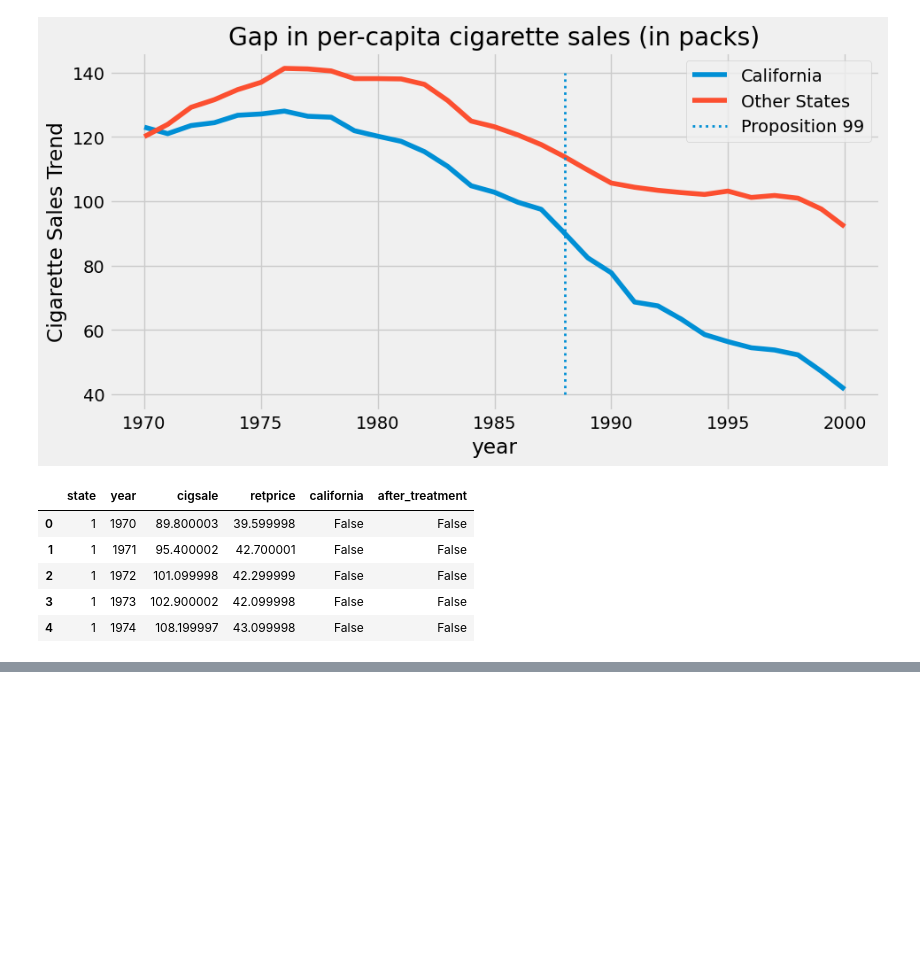
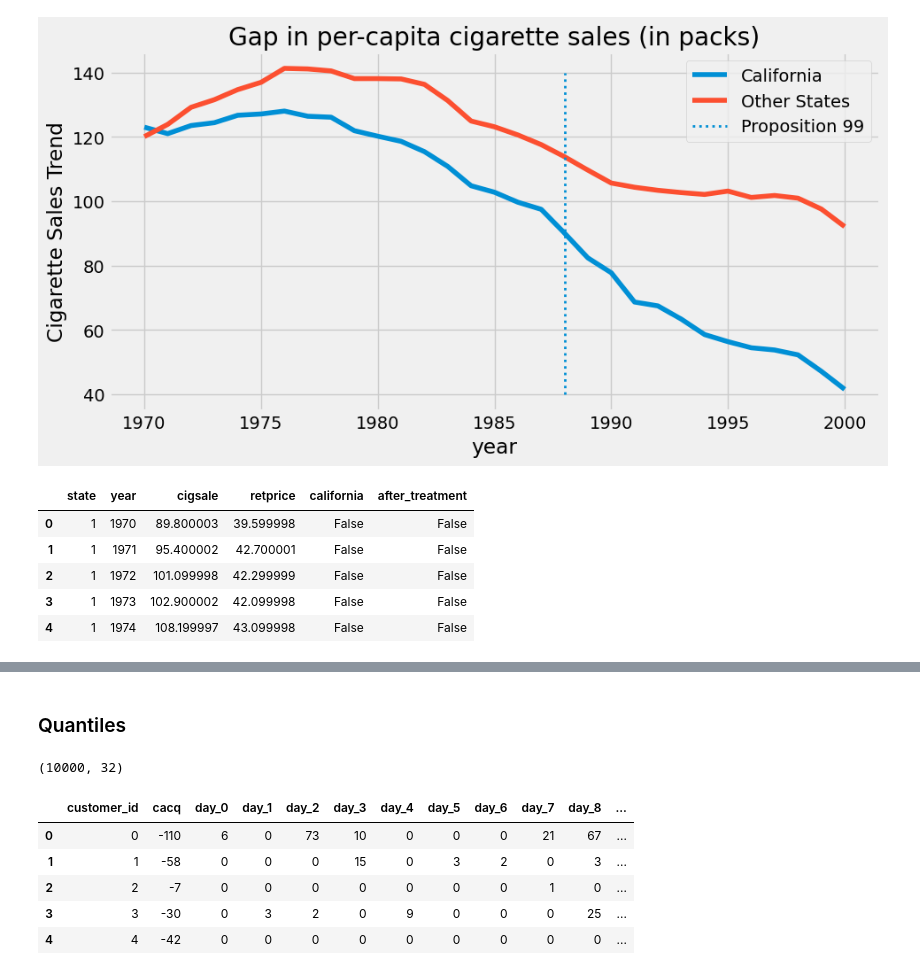
Before and after one commit to orionstar1987/python-causality-handbook, a Jupyter notebook: causal-inference-for-the-brave-and-true/00.Useful-Scripts.ipynb, the cells around one changed output, grey strips where cells are left out. Cells and saved outputs as stored; diff of their text form; code cells hidden in the pictures; blank space fills up the shorter version.

```diff
--- a/causal-inference-for-the-brave-and-true/00.Useful-Scripts.ipynb
+++ b/causal-inference-for-the-brave-and-true/00.Useful-Scripts.ipynb
@@ -495,3 +495,17 @@ inverted
 |  | 1986 | 103.000000 | 103.599998 | 104.400002 | 95.099998 | 118.500000 | 105.199997 | 100.099998 | 99.900002 | 108.400002 | 93.599998 | ... |
 |  | 1987 | 110.000000 | 113.000000 | 103.900002 | 108.599998 | 122.699997 | 111.400002 | 103.900002 | 107.099998 | 116.199997 | 100.099998 | ... |
 |  | 1988 | 114.400002 | 119.900002 | 117.400002 | 116.000000 | 129.699997 | 119.300003 | 109.199997 | 121.900002 | 124.099998 | 109.300003 | ... |
+# %% [markdown]
+### Quantiles
+# %%
+transactions = pd.read_csv("data/customer_transactions.csv")
+print(transactions.shape)
+transactions.head()
+# %% [output]
+(10000, 32)
+|  | customer_id | cacq | day_0 | day_1 | day_2 | day_3 | day_4 | day_5 | day_6 | day_7 | day_8 | ... |
+| 0 | 0 | -110 | 6 | 0 | 73 | 10 | 0 | 0 | 0 | 21 | 67 | ... |
+| 1 | 1 | -58 | 0 | 0 | 0 | 15 | 0 | 3 | 2 | 0 | 3 | ... |
+| 2 | 2 | -7 | 0 | 0 | 0 | 0 | 0 | 0 | 0 | 1 | 0 | ... |
+| 3 | 3 | -30 | 0 | 3 | 2 | 0 | 9 | 0 | 0 | 0 | 25 | ... |
+| 4 | 4 | -42 | 0 | 0 | 0 | 0 | 0 | 0 | 0 | 0 | 0 | ... |
```
Also changed, not shown: parts of 3 cells of this notebook, 1 other file.
